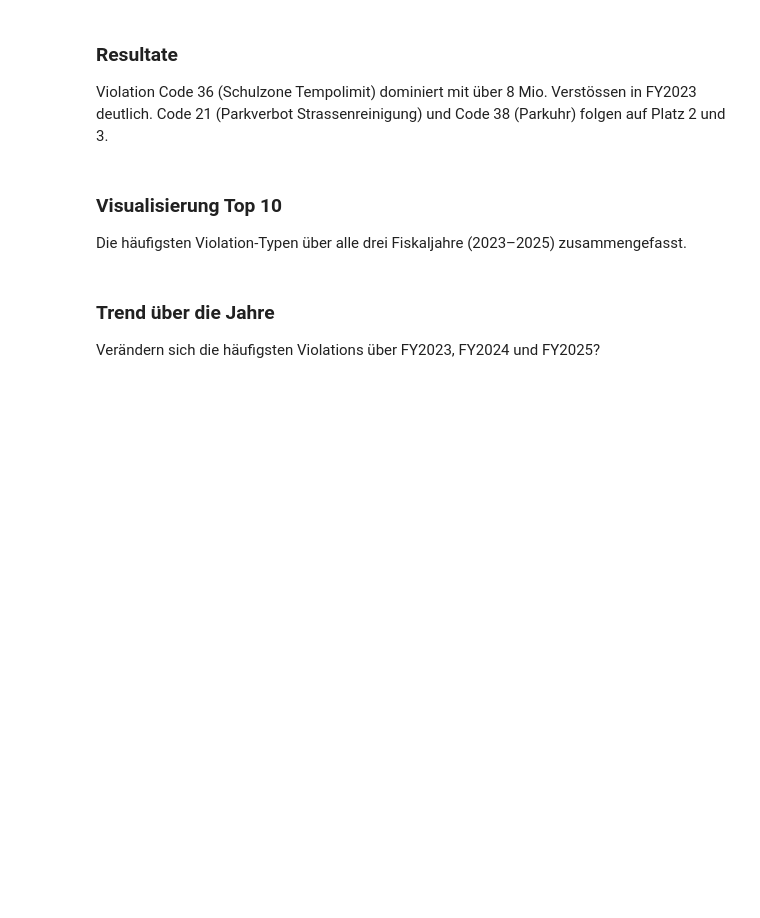
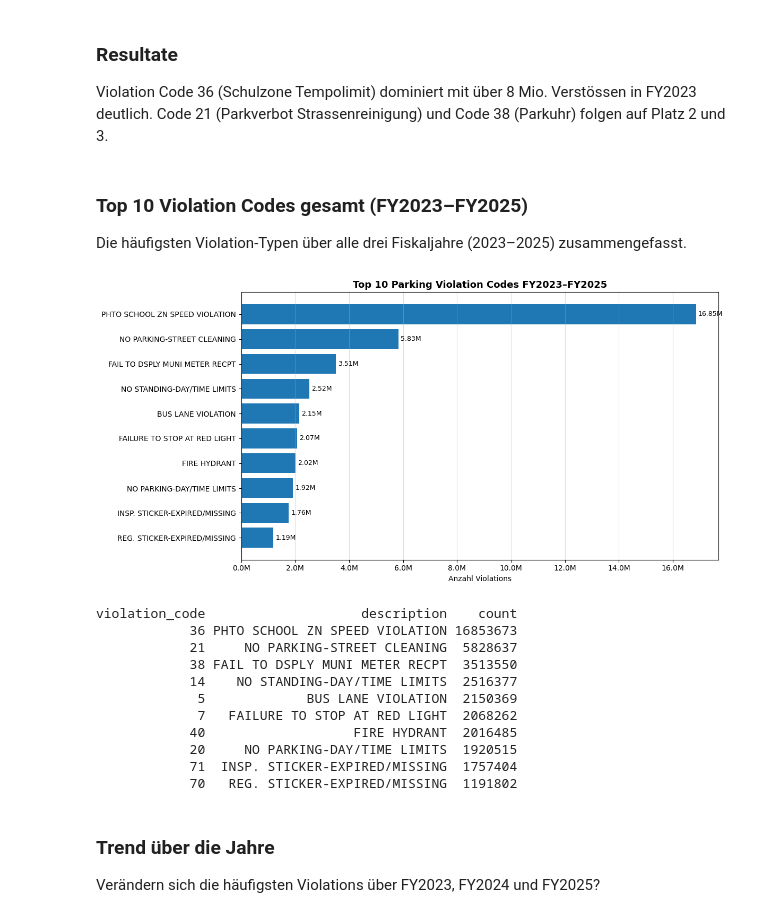
Before and after one commit to DarioMeyer-code/bdlc-parking_violations, a Jupyter notebook: src/4_Analysis/1_violation_codes_full_analysis.ipynb, the cells around one changed output. Saved outputs shown, nothing was run; the diff lists cells and outputs as text; code cells hidden in the pictures; blank space fills up the shorter version.

```diff
--- a/src/4_Analysis/1_violation_codes_full_analysis.ipynb
+++ b/src/4_Analysis/1_violation_codes_full_analysis.ipynb
@@ -12,7 +38,6 @@ spark
 # %%
 %%time
-processed_path = "hdfs:///parking_violations/processed/parking_violations_cleaned"
+processed_path = "hdfs:///parking_violations/processed/parking_violations_cleaned_v5"
 
 df = spark.read.parquet(processed_path)
-df.cache()
 df.count()
@@ -34,25 +104,56 @@ Violation Code 36 (Schulzone Tempolimit) dominiert mit über 8 Mio. Verstössen
 deutlich. Code 21 (Parkverbot Strassenreinigung) und Code 38 (Parkuhr) folgen auf
 Platz 2 und 3.
 # %% [markdown]
-### Visualisierung Top 10
+### Top 10 Violation Codes gesamt (FY2023–FY2025)
 Die häufigsten Violation-Typen über alle drei Fiskaljahre (2023–2025) zusammengefasst.
 # %%
-# Top 10 Violation Codes gesamt
-top10 = df.groupBy("violation_code", "violation_description") \
-    .count() \
+import matplotlib.pyplot as plt
+import matplotlib.ticker as mticker
+
+top10 = df.groupBy("violation_code") \
+    .agg(
+        f.count("*").alias("count"),
+        f.first("violation_description_official").alias("description")
+    ) \
     .orderBy(f.desc("count")) \
     .limit(10) \
     .toPandas()
 
-top10.plot(
-    x="violation_description",
-    y="count",
-    kind="barh",
-    figsize=(12, 6),
-    title="Top 10 Parking Violations FY2023–FY2025",
-    xlabel="Anzahl Violations",
-    legend=False
-)
+top10_sorted = top10.sort_values("count")
+
+fig, ax = plt.subplots(figsize=(12, 6))
+bars = ax.barh(top10_sorted["description"], top10_sorted["count"], color="#1f77b4")
+
+ax.set_title("Top 10 Parking Violation Codes FY2023–FY2025", fontsize=13, fontweight="bold")
+ax.set_xlabel("Anzahl Violations")
+ax.xaxis.set_major_formatter(mticker.FuncFormatter(lambda x, _: f"{x/1e6:.1f}M"))
+ax.grid(True, axis="x", alpha=0.4)
+
+# Werte rechts neben den Balken
+x_max = top10_sorted["count"].max()
+for bar in bars:
+    w = bar.get_width()
+    ax.text(w + x_max * 0.005, bar.get_y() + bar.get_height()/2,
+            f"{w/1e6:.2f}M", va="center", fontsize=9)
+
+plt.tight_layout()
+plt.savefig("analyse_top10_codes.png", dpi=150)
+plt.show()
+
+print(top10[["violation_code", "description", "count"]].to_string(index=False))
+# %% [output]
+[figure, added]
+violation_code                    description    count
+            36 PHTO SCHOOL ZN SPEED VIOLATION 16853673
+            21     NO PARKING-STREET CLEANING  5828637
+            38 FAIL TO DSPLY MUNI METER RECPT  3513550
+            14    NO STANDING-DAY/TIME LIMITS  2516377
+             5             BUS LANE VIOLATION  2150369
+             7   FAILURE TO STOP AT RED LIGHT  2068262
+            40                   FIRE HYDRANT  2016485
+            20     NO PARKING-DAY/TIME LIMITS  1920515
+            71  INSP. STICKER-EXPIRED/MISSING  1757404
+            70   REG. STICKER-EXPIRED/MISSING  1191802
 # %% [markdown]
 ### Trend über die Jahre
 Verändern sich die häufigsten Violations über FY2023, FY2024 und FY2025?
```
Also changed, not shown: parts of 12 cells of this notebook, 17 other files.
